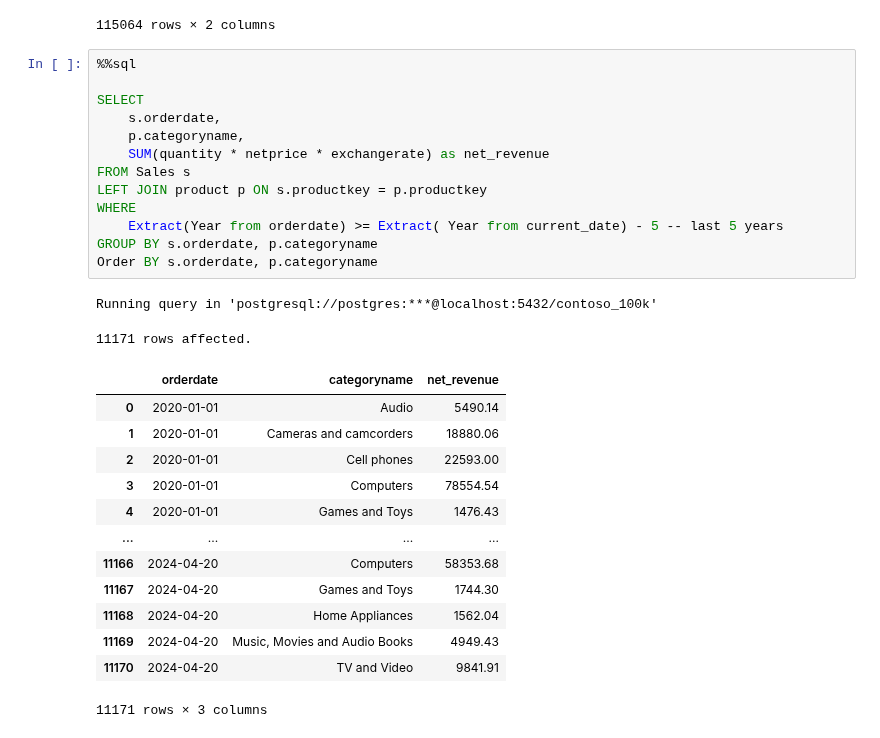
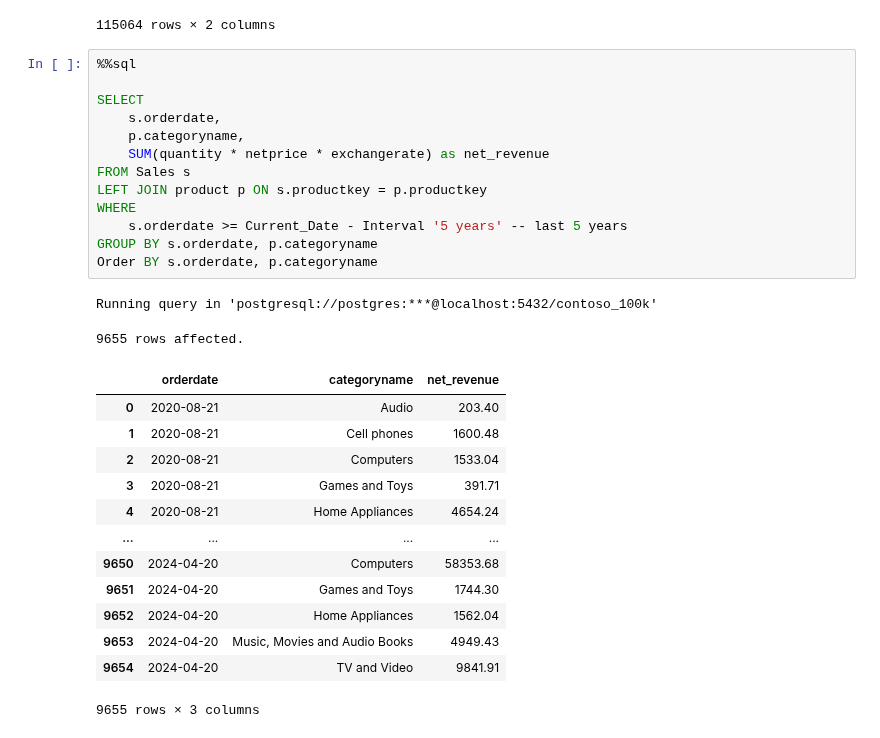
Before and after one commit to Chinedu-analysis/Chinedu-analysis, a Jupyter notebook: Resources/Blank_SQL_Notebook.ipynb, the cells around one changed output. Drawn from its saved outputs; the diff is of its cells as text.

```diff
--- a/Resources/Blank_SQL_Notebook.ipynb
+++ b/Resources/Blank_SQL_Notebook.ipynb
@@ -783,29 +783,29 @@ Running query in 'postgresql://postgres:***@localhost:5432/contoso_100k'
 # %%
 %%sql
 
 SELECT
     s.orderdate,
     p.categoryname,
     SUM(quantity * netprice * exchangerate) as net_revenue
 FROM Sales s
 LEFT JOIN product p ON s.productkey = p.productkey
 WHERE
-    Extract(Year from orderdate) >= Extract( Year from current_date) - 5 -- last 5 years
+    s.orderdate >= Current_Date - Interval '5 years' -- last 5 years
 GROUP BY s.orderdate, p.categoryname
 Order BY s.orderdate, p.categoryname
 # %% [output]
 Running query in 'postgresql://postgres:***@localhost:5432/contoso_100k'
-11171 rows affected.
+9655 rows affected.
 |  | orderdate | categoryname | net_revenue |
-| 0 | 2020-01-01 | Audio | 5490.14 |
-| 1 | 2020-01-01 | Cameras and camcorders | 18880.06 |
-| 2 | 2020-01-01 | Cell phones | 22593.00 |
-| 3 | 2020-01-01 | Computers | 78554.54 |
-| 4 | 2020-01-01 | Games and Toys | 1476.43 |
+| 0 | 2020-08-21 | Audio | 203.40 |
+| 1 | 2020-08-21 | Cell phones | 1600.48 |
+| 2 | 2020-08-21 | Computers | 1533.04 |
+| 3 | 2020-08-21 | Games and Toys | 391.71 |
+| 4 | 2020-08-21 | Home Appliances | 4654.24 |
 | ... | ... | ... | ... |
-| 11166 | 2024-04-20 | Computers | 58353.68 |
-| 11167 | 2024-04-20 | Games and Toys | 1744.30 |
-| 11168 | 2024-04-20 | Home Appliances | 1562.04 |
-| 11169 | 2024-04-20 | Music, Movies and Audio Books | 4949.43 |
-| 11170 | 2024-04-20 | TV and Video | 9841.91 |
+| 9650 | 2024-04-20 | Computers | 58353.68 |
+| 9651 | 2024-04-20 | Games and Toys | 1744.30 |
+| 9652 | 2024-04-20 | Home Appliances | 1562.04 |
+| 9653 | 2024-04-20 | Music, Movies and Audio Books | 4949.43 |
+| 9654 | 2024-04-20 | TV and Video | 9841.91 |
-11171 rows × 3 columns
+9655 rows × 3 columns
```
Also changed, not shown: parts of 3 cells of this notebook.
